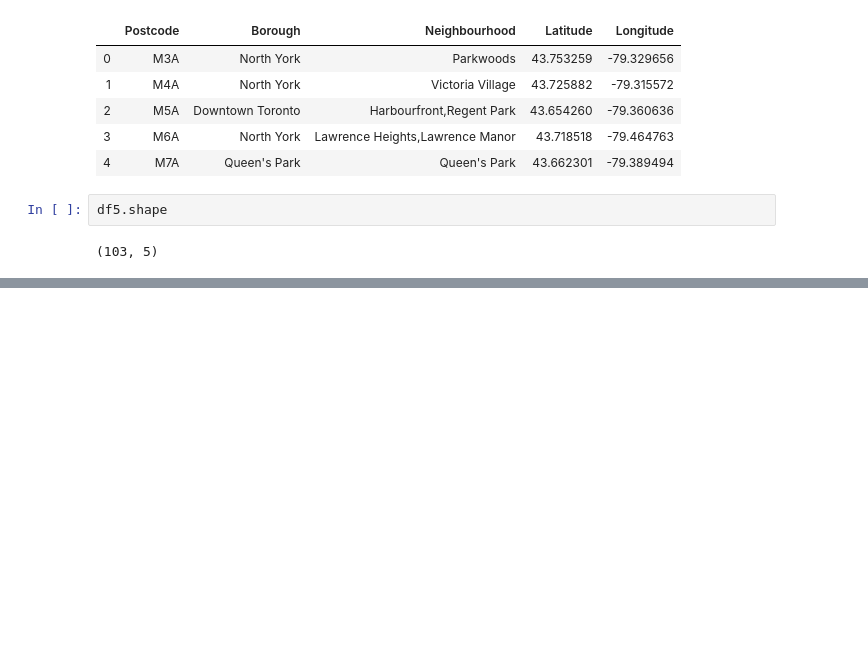
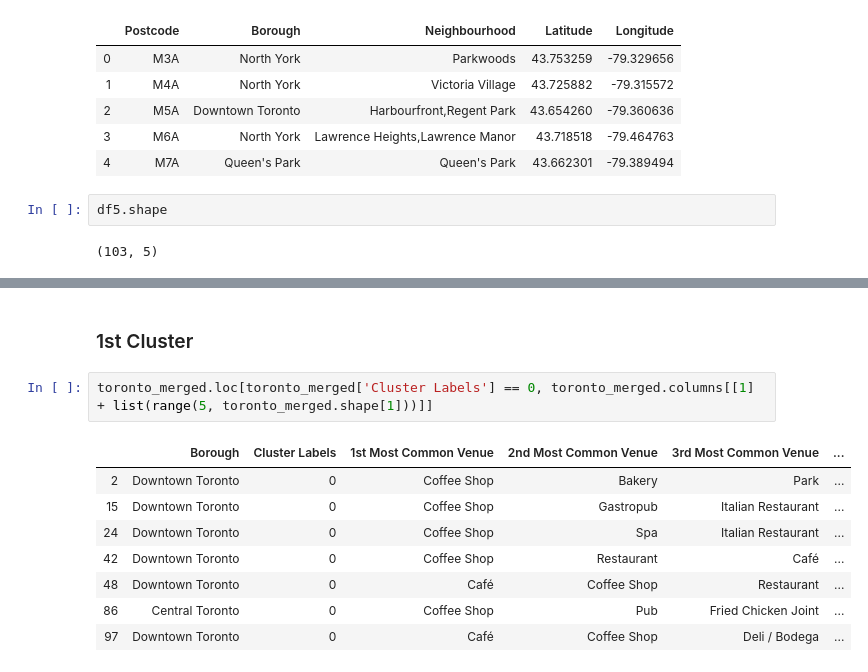
Before and after one commit to abhijeet0706/Coursera_Capstone, a Jupyter notebook: Coursera Data Science Capstone Week3.ipynb, the cells around one changed output, grey strips where cells are left out. Cells and saved outputs as stored; diff of their text form; blank space fills up the shorter version.

```diff
--- a/Coursera Data Science Capstone Week3.ipynb
+++ b/Coursera Data Science Capstone Week3.ipynb
@@ -101,0 +373,13 @@ df5.shape
+# %% [markdown]
+### 1st Cluster
+# %%
+toronto_merged.loc[toronto_merged['Cluster Labels'] == 0, toronto_merged.columns[[1] + list(range(5, toronto_merged.shape[1]))]]
+# %% [output]
+|  | Borough | Cluster Labels | 1st Most Common Venue | 2nd Most Common Venue | 3rd Most Common Venue | ... |
+| 2 | Downtown Toronto | 0 | Coffee Shop | Bakery | Park | ... |
+| 15 | Downtown Toronto | 0 | Coffee Shop | Gastropub | Italian Restaurant | ... |
+| 24 | Downtown Toronto | 0 | Coffee Shop | Spa | Italian Restaurant | ... |
+| 42 | Downtown Toronto | 0 | Coffee Shop | Restaurant | Café | ... |
+| 48 | Downtown Toronto | 0 | Café | Coffee Shop | Restaurant | ... |
+| 86 | Central Toronto | 0 | Coffee Shop | Pub | Fried Chicken Joint | ... |
+| 97 | Downtown Toronto | 0 | Café | Coffee Shop | Deli / Bodega | ... |
```
Also changed, not shown: parts of 30 cells of this notebook.
